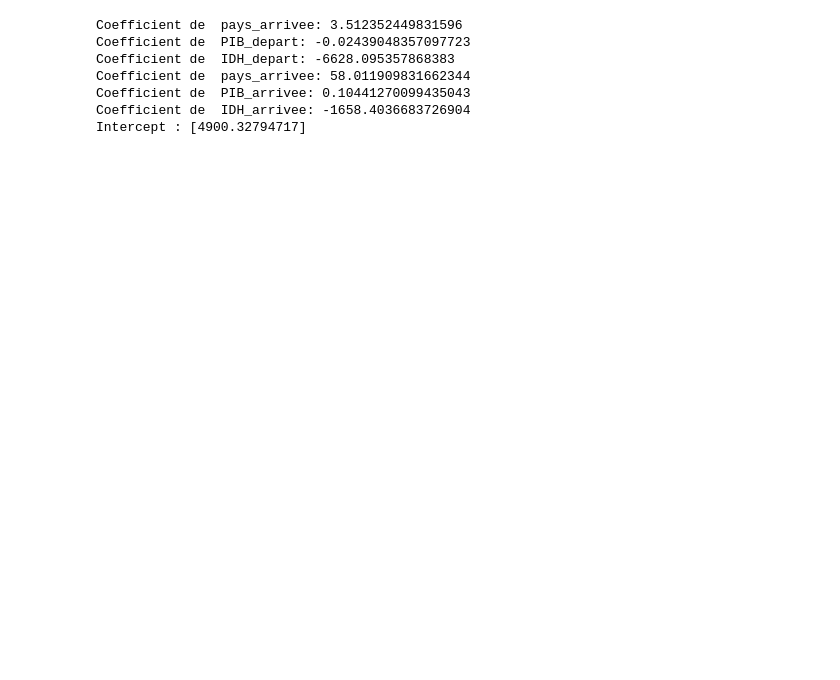
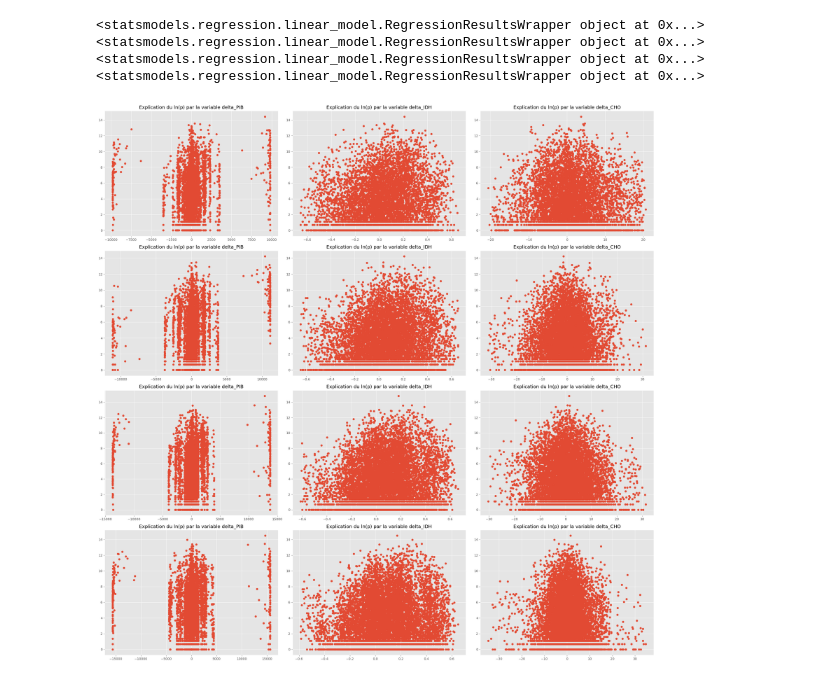
Before and after one commit to yassprogramme/Stat-App, a Jupyter notebook: codes/regression.ipynb, the cells around one changed output. Saved outputs shown, nothing was run; the diff lists cells and outputs as text; code cells hidden in the pictures; blank space fills up the shorter version.

```diff
--- a/codes/regression.ipynb
+++ b/codes/regression.ipynb
@@ -82,25 +105,45 @@ df_90 = regress(pays_90)
-# %%
-label_encoder = LabelEncoder()
-df_90['pays_depart'] = label_encoder.fit_transform(df_90['pays_depart'])
-df_90['pays_arrivee'] = label_encoder.fit_transform(df_90['pays_arrivee'])
-
-X, y = df_90[['pays_depart', 'PIB_depart', 'IDH_depart', 'pays_arrivee', 'PIB_arrivee', 'IDH_arrivee']].values , df_90[['move']].values
-
-model = LinearRegression()
-model.fit(X,y)
-coef = [coef for coef in list(model.coef_[0])]
-print("Coefficient de  pays_arrivee:", coef[0])
-print("Coefficient de  PIB_depart:", coef[1])
-print("Coefficient de  IDH_depart:", coef[2])
-print("Coefficient de  pays_arrivee:", coef[3])
-print("Coefficient de  PIB_arrivee:", coef[4])
-print("Coefficient de  IDH_arrivee:", coef[5])
-print("Intercept :", model.intercept_)
-# %% [output]
-Coefficient de  pays_arrivee: 3.512352449831596
-Coefficient de  PIB_depart: -0.02439048357097723
-Coefficient de  IDH_depart: -6628.095357868383
-Coefficient de  pays_arrivee: 58.011909831662344
-Coefficient de  PIB_arrivee: 0.10441270099435043
-Coefficient de  IDH_arrivee: -1658.4036683726904
-Intercept : [4900.32794717]
+# %%
+df_90 = create_df(pays_90, '90')
+df_95 = create_df(pays_95, '95')
+df_00 = create_df(pays_00, '00')
+df_05 = create_df(pays_05, '05')
+
+X90, Y90 = df_90[['delta_PIB', 'delta_IDH', 'delta_CHO']].values , df_90[['ln_move']].values
+X95, Y95 = df_95[['delta_PIB', 'delta_IDH', 'delta_CHO']].values , df_95[['ln_move']].values
+X00, Y00 = df_00[['delta_PIB', 'delta_IDH', 'delta_CHO']].values , df_00[['ln_move']].values
+X05, Y05 = df_05[['delta_PIB', 'delta_IDH', 'delta_CHO']].values , df_05[['ln_move']].values
+X90 = sm.add_constant(X90)
+X95 = sm.add_constant(X95)
+X00 = sm.add_constant(X00)
+X05 = sm.add_constant(X05)
+
+
+model90 = sm.OLS(Y90, X90)
+model95 = sm.OLS(Y95, X95)
+model00 = sm.OLS(Y00, X00)
+model05 = sm.OLS(Y05, X05)
+
+results90 = model90.fit()
+results95 = model95.fit()
+results00 = model00.fit()
+results05 = model05.fit()
+# %% [output]
+<statsmodels.regression.linear_model.RegressionResultsWrapper object at 0x...>
+<statsmodels.regression.linear_model.RegressionResultsWrapper object at 0x...>
+<statsmodels.regression.linear_model.RegressionResultsWrapper object at 0x...>
+<statsmodels.regression.linear_model.RegressionResultsWrapper object at 0x...>
+# %%
+fig, axs = plt.subplots(ncols=3, nrows=4, figsize=(24, 24),
+                        layout="constrained")
+for row, df in enumerate([df_90, df_95, df_00, df_05]):
+    for col, column in enumerate(['delta_PIB', 'delta_IDH', 'delta_CHO']):
+        ax = axs[row, col]
+        ax.scatter(df[column], df['ln_move'])
+        #ax.xaxis(f'{column}')
+        #ax.yaxis('ln_move')
+        ax.set_title(f'Explication du ln(p) par la variable {column}')
+
+plt.tight_layout()
+plt.show()
+# %% [output]
+[figure, added]
```
Also changed, not shown: parts of 9 cells of this notebook.
